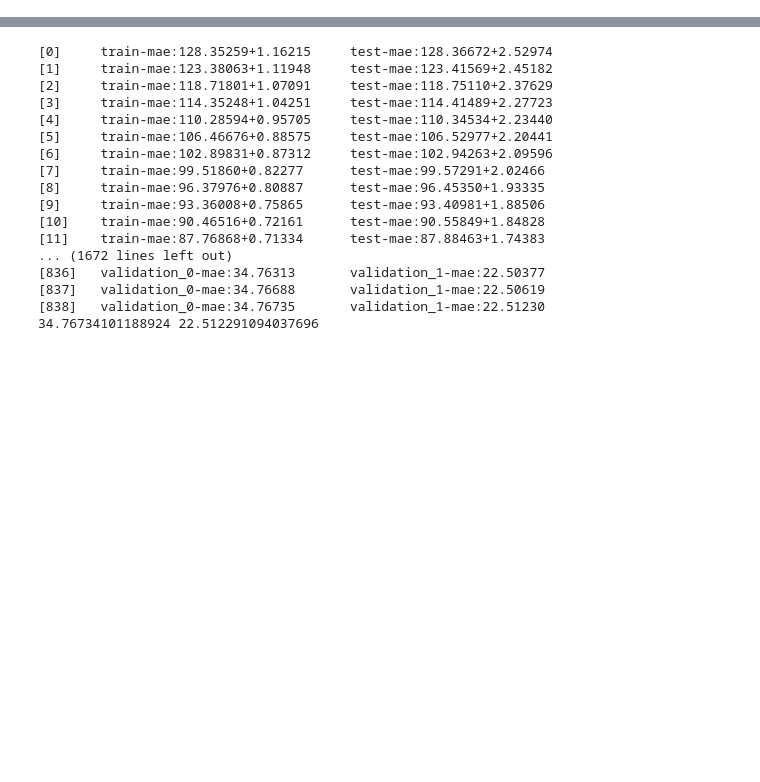
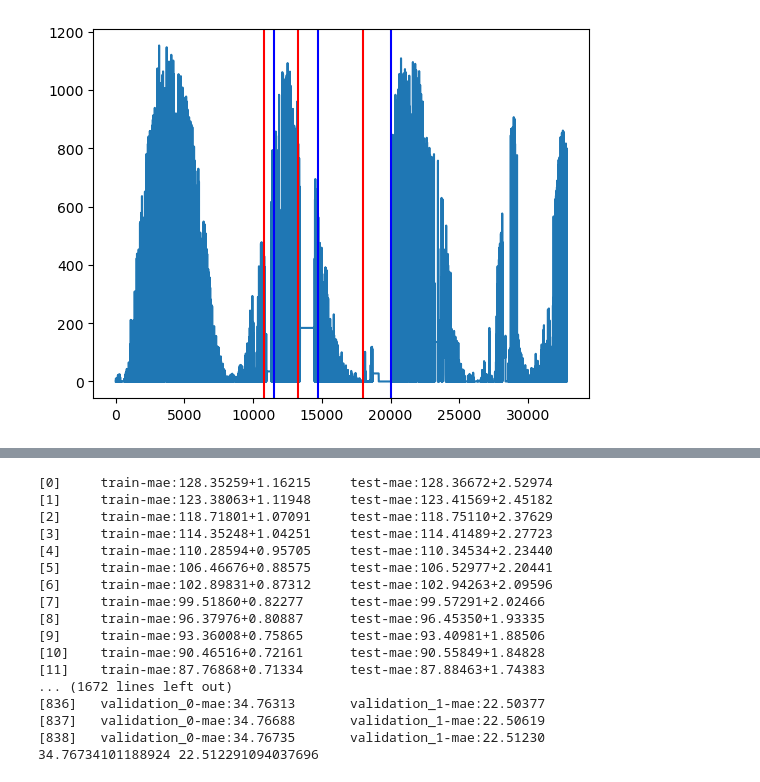
Before and after one commit to MartinSkatvedt/TDT4173-Machine-Learning, a Jupyter notebook: read_files.ipynb, the cells around one changed output, grey strips where cells are left out. Cells and saved outputs as stored; diff of their text form; code cells hidden in the pictures; blank space fills up the shorter version.

```diff
--- a/read_files.ipynb
+++ b/read_files.ipynb
@@ -60,6 +60,21 @@ def join_data_and_labels(train, val, labels):
 
 
     return joined_train, joined_val
+# %%
+def join_data(observed, estimated, labels):
+    #Remove hour and minute values
+    observed = observed.assign(date_forecast=observed.date_forecast.dt.round('H'))
+    estimated = estimated.assign(date_forecast=estimated.date_forecast.dt.round('H'))
+
+    #rename columns names to match
+    observed = observed.rename(columns={'date_forecast': 'date'})
+    estimated = estimated.rename(columns={'date_forecast': 'date'})
+    labels = labels.rename(columns={'time': 'date'})
+
+    data = pd.concat([observed, estimated])
+    joined_data = pd.merge(data, labels, how="inner", on="date")
+
+    return joined_data
 # %%
 def remove_unused_columns(df):
     df = df.drop(['wind_speed_10m:ms', 'wind_speed_u_10m:ms', 'wind_speed_v_10m:ms',
@@ -167,0 +207,24 @@ train_data_c, val_data_c = join_data_and_labels(X_train_observed_c, X_train_esti
+# %%
+data_a = join_data(X_train_observed_a, X_train_estimated_a, train_a)
+data_b = join_data(X_train_observed_b, X_train_estimated_b, train_b)
+data_c = join_data(X_train_observed_c, X_train_estimated_c, train_c)
+# %%
+plt.plot(data_b['pv_measurement'])
+
+plt.axvline(x=10800, color="red")
+plt.axvline(x=11500, color="blue")
+
+plt.axvline(x=13250, color="red")
+plt.axvline(x=14700, color="blue")
+
+plt.axvline(x=18000, color="red")
+plt.axvline(x=20000, color="blue")
+
+data_b = data_b.drop(data_b.index[10800:11500])
+data_b = data_b.drop(data_b.index[13250:14700])
+data_b = data_b.drop(data_b.index[18000:20000])
+
+data_b = data_b.reset_index()
+data_b = data_b.drop(['index'], axis=1)
+# %% [output]
+[figure, added]
```
Also changed, not shown: parts of 10 cells of this notebook.
